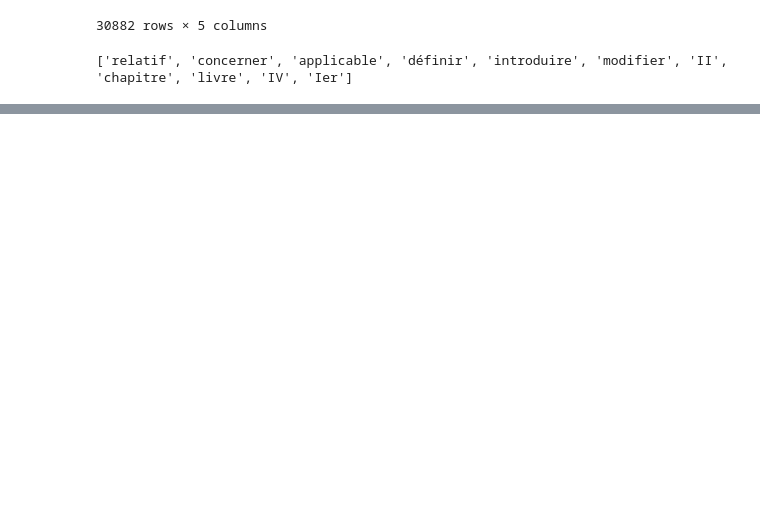
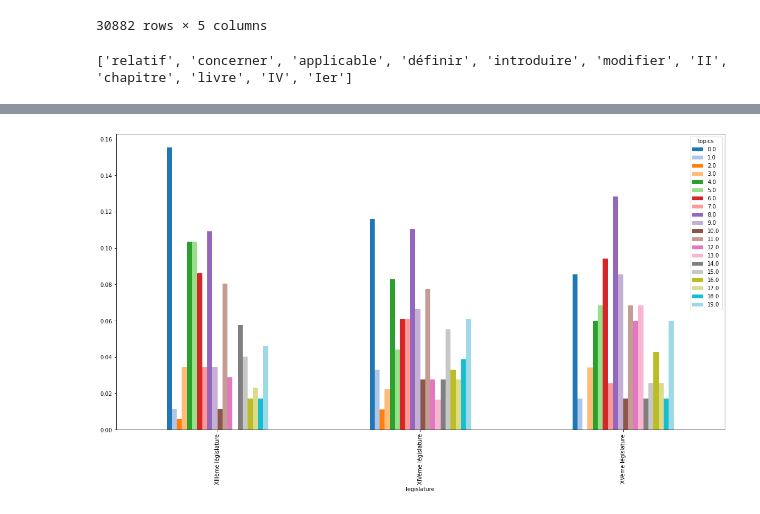
Before and after one commit to Geminy3/ProjetHNSKOL, a Jupyter notebook: Thématiques lemmatisé.ipynb, the cells around one changed output, grey strips where cells are left out. Drawn from its saved outputs; the diff is of its cells as text; code cells hidden in the pictures; blank space fills up the shorter version.

```diff
--- a/Thématiques lemmatisé.ipynb
+++ b/Thématiques lemmatisé.ipynb
@@ -454,0 +528,7 @@ df3.groupby('topics').year.value_counts().unstack().plot(kind='bar',subplots=Tru
+# %%
+df3.groupby('legislature').topics.value_counts(normalize=True).unstack().plot(kind='bar',
+                                                                        figsize=(20,10),
+                                                                        cmap='tab20'
+                                                                                     ); #subplots=True, layout=(5,4),
+# %% [output]
+[figure, added]
```
Also changed, not shown: parts of 32 cells of this notebook, 2 other files.
